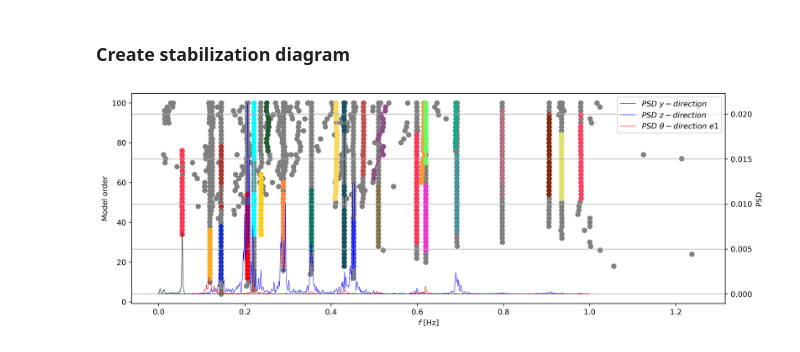
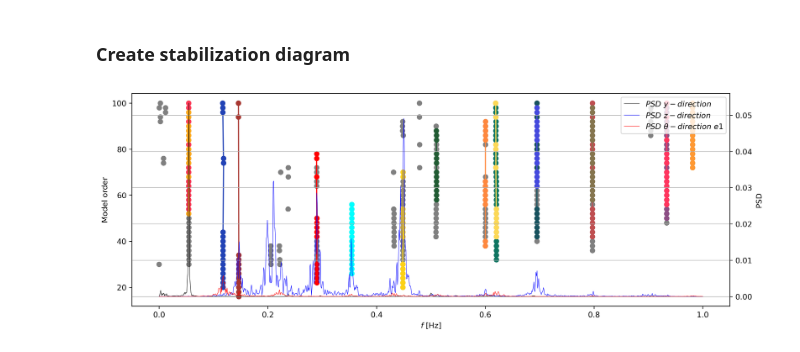
Before and after one commit to emilnebb/AOMA_Halogaland, a Jupyter notebook: src/AOMA/Referencebased_Cov-SSI/AOMA_S_referencebased.ipynb, the cells around one changed output. Cells and saved outputs as stored; diff of their text form; code cells hidden in the pictures.

Commit message:
Implementation "find_stable_poles" routine from koma package, works now

```diff
--- a/src/AOMA/Referencebased_Cov-SSI/AOMA_S_referencebased.ipynb
+++ b/src/AOMA/Referencebased_Cov-SSI/AOMA_S_referencebased.ipynb
@@ -81,5 +82,0 @@ Execution time = 2.0136330127716064
-# %%
-#Filtering routine, pick "stable" modes
-stabdiag = strid.StabilizationDiagram()
-stabdiag.plot(modes)
-modes = stabdiag.filter_modes(modes)
@@ -88,24 +83,29 @@ modes = stabdiag.filter_modes(modes)
 # %%
-#Sorting routine, from dictionary based modes into corresponding list with features
-orders = []
+#Sorting routine
+#orders = []
 lambdas = []
 phis = []
 
 for order in modes.keys():
     modes_in_order = modes[order]
+    lambdas_in_order = []
+    phis_in_order = []
     for mode in modes_in_order:
-        orders.append(order)
-        lambdas.append(mode.eigenvalue)
-        phis.append(mode.eigenvector)
-
-orders = np.array(orders)
-lambdas = np.array(lambdas)
-phis = np.array(phis).transpose()
+        #orders.append(order)
+        lambdas_in_order.append(mode.eigenvalue)
+        phis_in_order.append(mode.eigenvector)
+    #print("lambdas: " + str(lambdas_in_order))
+    #print("phis: " + str(phis_in_order))
+    lambdas.append(np.array(lambdas_in_order))
+    phis.append(np.array(phis_in_order).transpose())
+# %%
+#Find stable poles routine from KOMA package here -> doesn't quite work yet
+lambd_stab, phi_stab, orders_stab, idx_stab = koma.oma.find_stable_poles(lambdas, phis, orders, s, stabcrit=stabcrit, valid_range={'freq': [0, np.inf], 'damping':[0, np.inf]}, indicator='freq', return_both_conjugates=False)
 # %% [markdown]
 ### HDBSCAN to cluster poles from KOMA package
 # %%
 #Pole clustering
-pole_clusterer = koma.clustering.PoleClusterer(lambdas, phis, orders, min_cluster_size=10, min_samples=10, scaling={'mac':1.0, 'lambda_real':1.0, 'lambda_imag': 0.5})
+pole_clusterer = koma.clustering.PoleClusterer(lambd_stab, phi_stab, orders_stab, min_cluster_size=10, min_samples=10, scaling={'mac':1.0, 'lambda_real':1.0, 'lambda_imag': 1.0})
 prob_threshold = 0.5   #probability of pole to belong to cluster, based on estimated "probability" density function
 args = pole_clusterer.postprocess(prob_threshold=prob_threshold, normalize_and_maxreal=True)
 
@@ -121,10 +133,11 @@ fn_std = np.array([np.std(om_i) for om_i in omega_n_auto])/2/np.pi
 # %% [markdown]
 ### Create stabilization diagram
 # %%
-stab_diag = stabilization_diagram(acc.transpose(), fs, 2, (np.array(omega_n_auto)/2/np.pi), np.array(order_auto), all_freqs=np.abs(lambdas)/2/np.pi, all_orders=orders)
-plt.savefig("stabilization_diagram.jpg")
+#Save stabilization plot
+stab_diag = stabilization_diagram(acc.transpose(), fs, 2, (np.array(omega_n_auto)/2/np.pi), np.array(order_auto), all_freqs=np.abs(lambd_stab)/2/np.pi, all_orders=orders_stab)
+plt.savefig("stabilizationdiagram.jpg")
 # %% [output]
-[figure, old version]
+[figure, new version]
 # %%
 # Print table
 import pandas as pd
```
Also changed, not shown: parts of 10 cells of this notebook, 1 other file.
